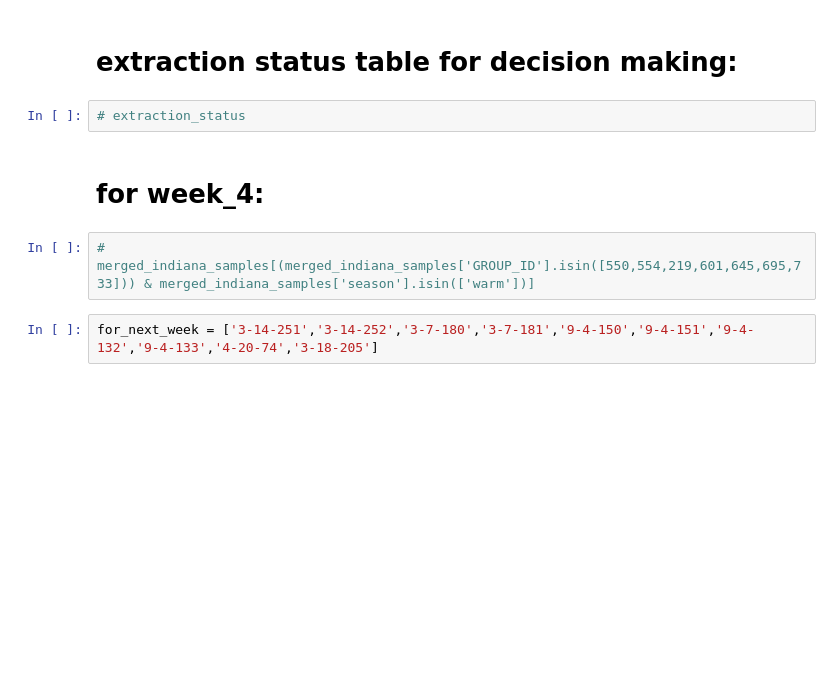
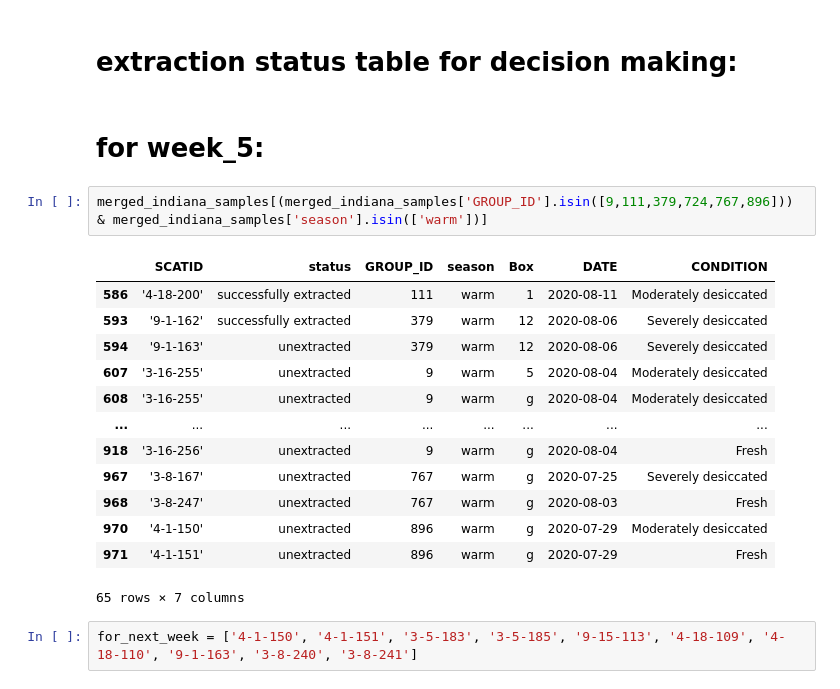
Before and after one commit to poudelmohit/carnivore_scat_samples_extraction, a Jupyter notebook: listing_samples_to_extract.ipynb, the cells around one changed output. Drawn from its saved outputs; the diff is of its cells as text; blank space fills up the shorter version.

```diff
--- a/listing_samples_to_extract.ipynb
+++ b/listing_samples_to_extract.ipynb
@@ -605,11 +610,23 @@ extraction_status.columns = ['extracted_cool','extracted_warm','total_cool','tot
 # print(perc_success)
 # %% [markdown]
 # extraction status table for decision making:
-# %%
-# extraction_status
 # %% [markdown]
-# for week_4:
+# for week_5:
 # %%
-# merged_indiana_samples[(merged_indiana_samples['GROUP_ID'].isin([550,554,219,601,645,695,733])) & merged_indiana_samples['season'].isin(['warm'])]
+merged_indiana_samples[(merged_indiana_samples['GROUP_ID'].isin([9,111,379,724,767,896])) & merged_indiana_samples['season'].isin(['warm'])]
+# %% [output]
+|  | SCATID | status | GROUP_ID | season | Box | DATE | CONDITION |
+| 586 | '4-18-200' | successfully extracted | 111 | warm | 1 | 2020-08-11 | Moderately desiccated |
+| 593 | '9-1-162' | successfully extracted | 379 | warm | 12 | 2020-08-06 | Severely desiccated |
+| 594 | '9-1-163' | unextracted | 379 | warm | 12 | 2020-08-06 | Severely desiccated |
+| 607 | '3-16-255' | unextracted | 9 | warm | 5 | 2020-08-04 | Moderately desiccated |
+| 608 | '3-16-255' | unextracted | 9 | warm | g | 2020-08-04 | Moderately desiccated |
+| ... | ... | ... | ... | ... | ... | ... | ... |
+| 918 | '3-16-256' | unextracted | 9 | warm | g | 2020-08-04 | Fresh |
+| 967 | '3-8-167' | unextracted | 767 | warm | g | 2020-07-25 | Severely desiccated |
+| 968 | '3-8-247' | unextracted | 767 | warm | g | 2020-08-03 | Fresh |
+| 970 | '4-1-150' | unextracted | 896 | warm | g | 2020-07-29 | Moderately desiccated |
+| 971 | '4-1-151' | unextracted | 896 | warm | g | 2020-07-29 | Fresh |
+65 rows × 7 columns
-# %%
-for_next_week = ['3-14-251','3-14-252','3-7-180','3-7-181','9-4-150','9-4-151','9-4-132','9-4-133','4-20-74','3-18-205']
+# %%
+for_next_week = ['4-1-150', '4-1-151', '3-5-183', '3-5-185', '9-15-113', '4-18-109', '4-18-110', '9-1-163', '3-8-240', '3-8-241']
```
Also changed, not shown: parts of 29 cells of this notebook.
